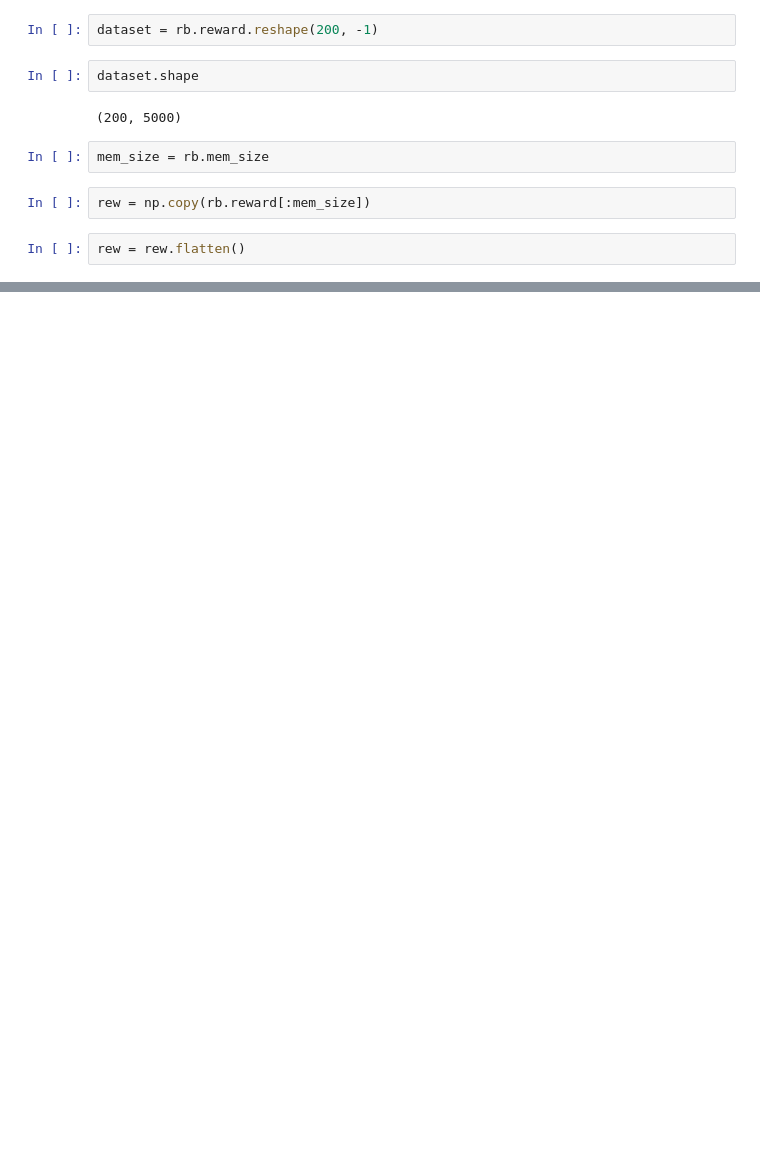
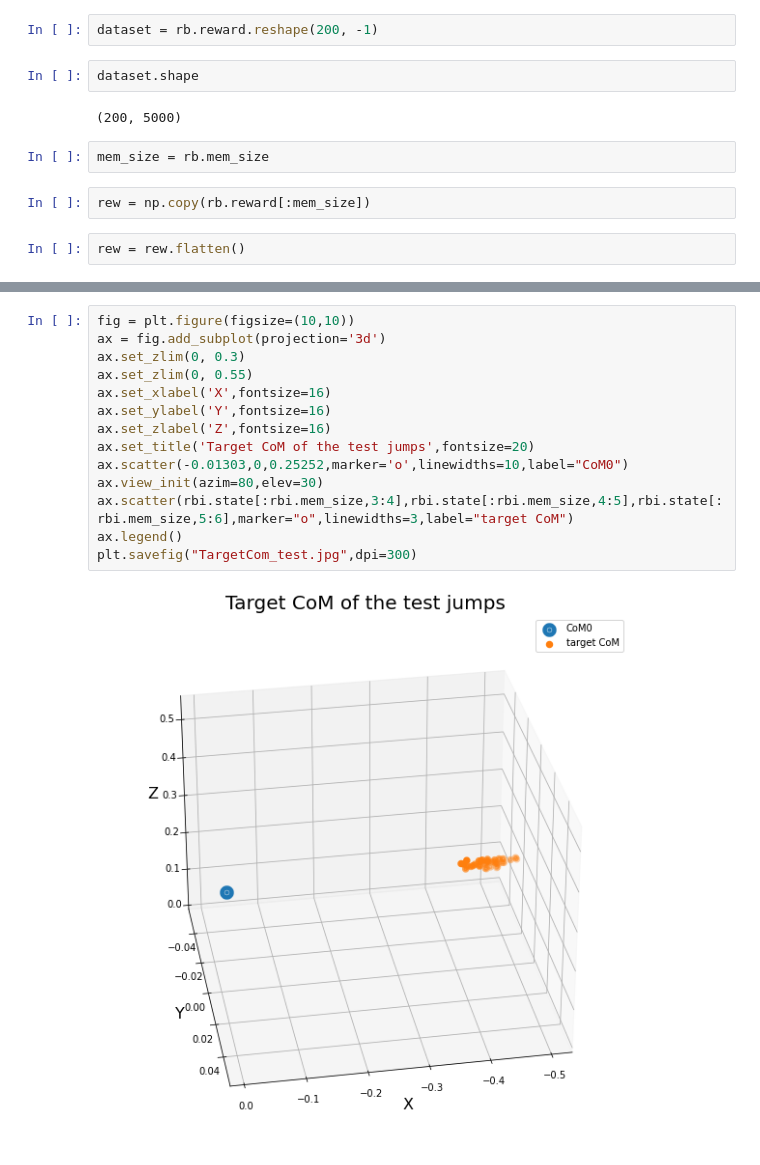
Before and after one commit to jprogrammer13/jumpleg_rl, a Jupyter notebook: src/Untitled.ipynb, the cells around one changed output, grey strips where cells are left out. Cells and saved outputs as stored; diff of their text form; blank space fills up the shorter version.

```diff
--- a/src/Untitled.ipynb
+++ b/src/Untitled.ipynb
@@ -375,0 +384,16 @@ False
+# %%
+fig = plt.figure(figsize=(10,10))
+ax = fig.add_subplot(projection='3d')
+ax.set_zlim(0, 0.3)
+ax.set_zlim(0, 0.55)
+ax.set_xlabel('X',fontsize=16)
+ax.set_ylabel('Y',fontsize=16)
+ax.set_zlabel('Z',fontsize=16)
+ax.set_title('Target CoM of the test jumps',fontsize=20)
+ax.scatter(-0.01303,0,0.25252,marker='o',linewidths=10,label="CoM0")
+ax.view_init(azim=80,elev=30)
+ax.scatter(rbi.state[:rbi.mem_size,3:4],rbi.state[:rbi.mem_size,4:5],rbi.state[:rbi.mem_size,5:6],marker="o",linewidths=3,label="target CoM")
+ax.legend()
+plt.savefig("TargetCom_test.jpg",dpi=300)
+# %% [output]
+[figure, added]
```
Also changed, not shown: parts of 7 cells of this notebook, 3 other files.
